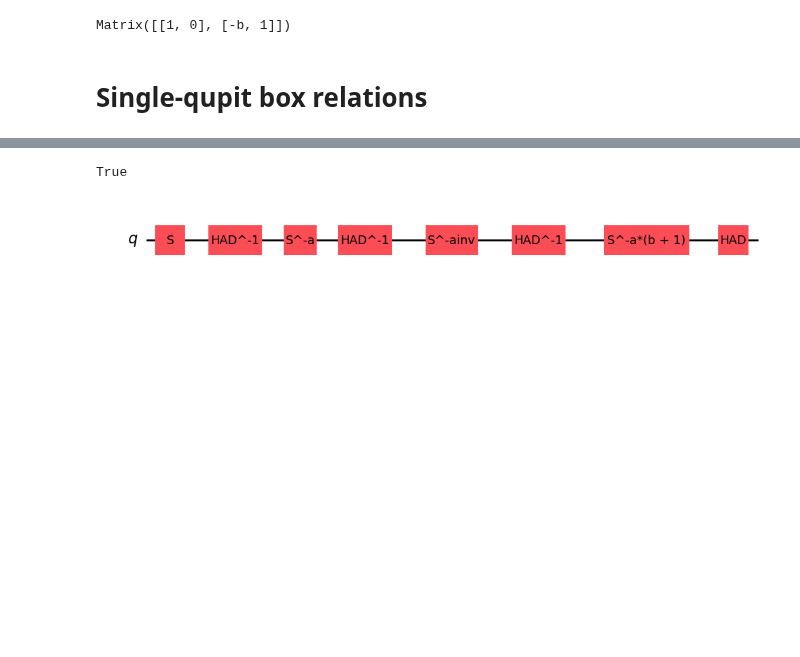
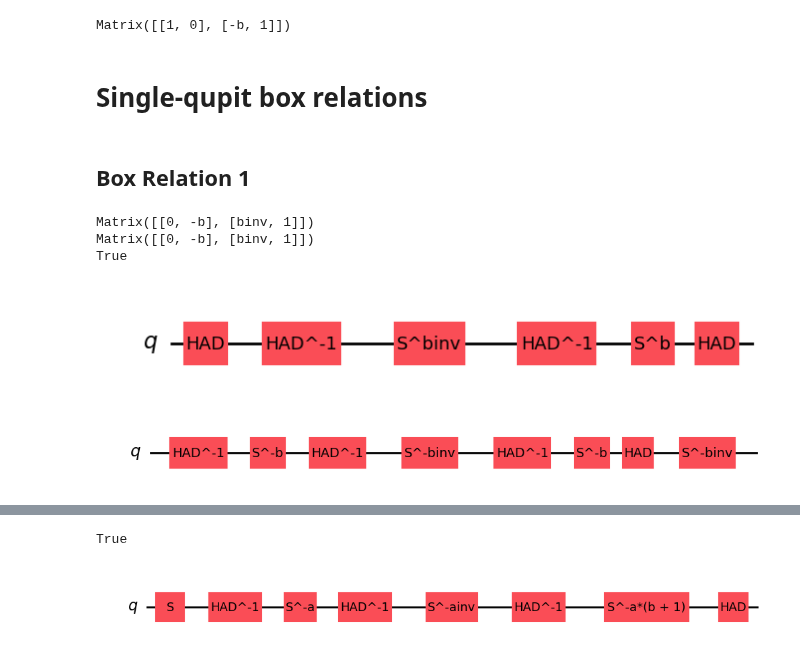
Before and after one commit to SarahMMMLi/QuditClifford, a Jupyter notebook: notebooks/BoxRelation-Soundness.ipynb, the cells around one changed output, grey strips where cells are left out. Drawn from its saved outputs; the diff is of its cells as text; code cells hidden in the pictures; blank space fills up the shorter version.

```diff
--- a/notebooks/BoxRelation-Soundness.ipynb
+++ b/notebooks/BoxRelation-Soundness.ipynb
@@ -303,3 +305,39 @@ with open(complete_name, 'w+') as fEb:
 Matrix([[1, 0], [-b, 1]])
 # %% [markdown]
 # Single-qupit box relations
+# %% [markdown]
+## Box Relation 1
+# %%
+b = symbols("b")
+binv = symbols("binv")
+Ab0 = dizx.Circuit(qudit_amount=1, dim=p)
+Ab0 += H**-1 + S**-b + H**-1 + S**-binv + H**-1 + S**(-b) + H
+BR1lhs = dizx.Circuit(qudit_amount=1, dim=p)
+BR1rhs = dizx.Circuit(qudit_amount=1, dim=p)
+BR1lhs += H + A0b
+BR1rhs += Ab0 + S**(-binv)
+
+BR1lhs_m = BR1lhs.to_symplectic_matrix()
+BR1lhs_m_reduce = dizx.symplectic.reduce_matrix(BR1lhs_m,[(b,binv)])
+print(BR1lhs_m_reduce)
+BR1rhs_m = BR1rhs.to_symplectic_matrix()
+BR1rhs_m_reduce = dizx.symplectic.reduce_matrix(BR1rhs_m, [(b,binv)])
+print(BR1rhs_m_reduce)
+print(dizx.symplectic.compare_matrices(BR1lhs_m_reduce, BR1rhs_m_reduce, modulus=p))
+display(BR1lhs.draw())
+display(BR1rhs.draw())
+
+name_of_file = 'BR1-lhs'
+complete_name = os.path.join(save_to_path, name_of_file+".qasm")
+with open(complete_name, 'w+') as fBR1_lhs:
+    fBR1_lhs.write(BR1lhs.to_qasm())
+name_of_file = 'BR1-rhs'
+complete_name = os.path.join(save_to_path, name_of_file+".qasm")
+with open(complete_name, 'w+') as fBR1_rhs:
+    fBR1_rhs.write(BR1rhs.to_qasm())
+# %% [output]
+Matrix([[0, -b], [binv, 1]])
+Matrix([[0, -b], [binv, 1]])
+True
+[figure, added]
+[figure, added]
```
Also changed, not shown: parts of 11 cells of this notebook, 12 other files.
